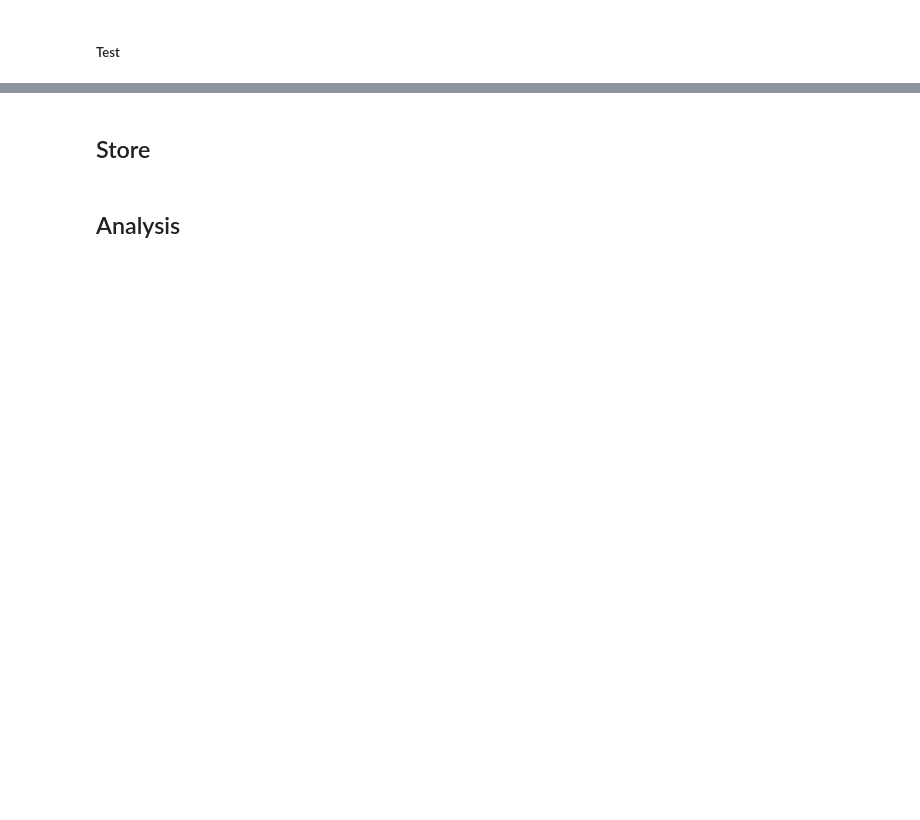
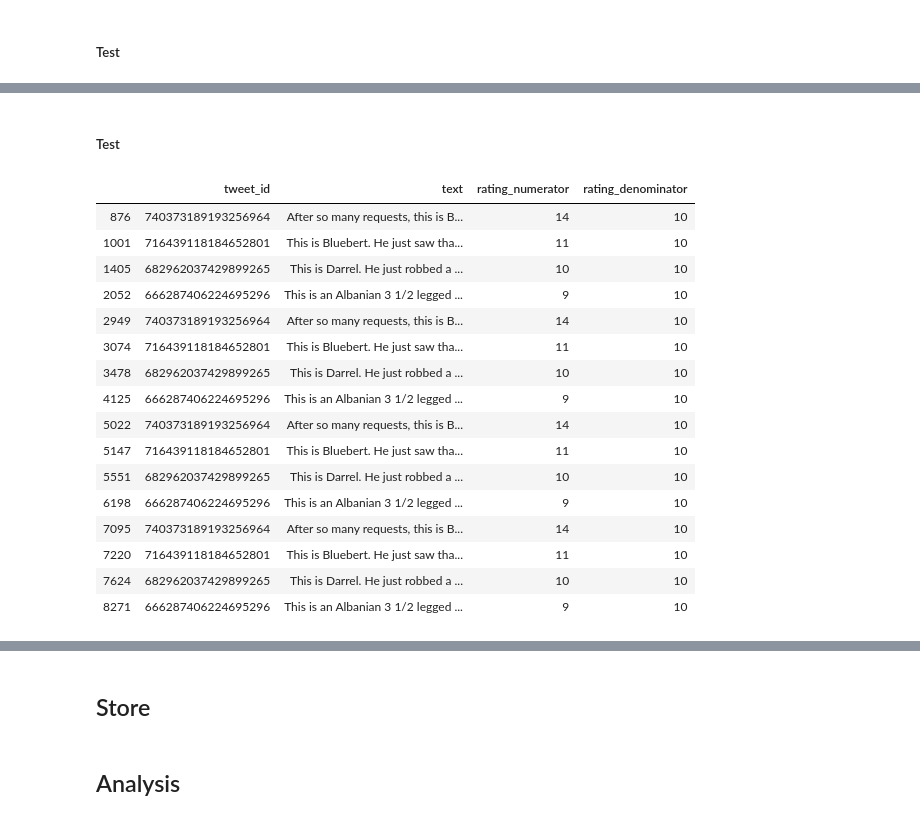
Before and after one commit to mmehmadi94/DAND, a Jupyter notebook: Project(4) Wrangle and analyze Data/wrangle_act.ipynb, the cells around one changed output, grey strips where cells are left out. Saved outputs shown, nothing was run; the diff lists cells and outputs as text; code cells hidden in the pictures; blank space fills up the shorter version.

```diff
--- a/Project(4) Wrangle and analyze Data/wrangle_act.ipynb
+++ b/Project(4) Wrangle and analyze Data/wrangle_act.ipynb
@@ -288,2 +597,6 @@ names incorrectly identified from available text
+# %%
+# return their data type to int
+archive_clean.retweet_count = archive_clean.retweet_count.fillna(median_retweet).astype('int64')
+archive_clean.favorite_count = archive_clean.favorite_count.fillna(median_favorite).astype('int64')
 # %% [markdown]
 ##### Test
@@ -289,0 +695,25 @@ names incorrectly identified from available text
+# %%
+archive_clean.name[2066]= 'Rufus'
+archive_clean.name[2116]= 'Spork'
+archive_clean.name[2125]= 'Cherokee'
+archive_clean.name[2161]= 'Alfredo'
+archive_clean.name[2204]='Berta'
+archive_clean.name[2034]= 'Jacob'
+archive_clean.name[2218]= 'Chuk'
+archive_clean.name[2235]= 'Alfonso'
+archive_clean.name[2249]= 'Cheryl'
+archive_clean.name[2255]= 'Jessiga'
+archive_clean.name[2264]= 'Klint'
+archive_clean.name[2273]= 'Kohl'
+archive_clean.name[2304]= 'Pepe'
+archive_clean.name[2311]= 'Octaviath'
+archive_clean.name[852]='Zoey'
+archive_clean.name[992]='Quizno'
+
+archive_clean.name[1853]= 'Wylie'
+archive_clean.name[1955]= 'Kip'
+archive_clean.name[2128]= 'Hemry'
+archive_clean.name[2146]= 'Alphred'
+archive_clean.name[2287]= 'Daryl'
+archive_clean.name[2314]= 'Johm'
+archive_clean.name[2191]= 'Leroi'
@@ -289,0 +869,26 @@ names incorrectly identified from available text
+# %% [markdown]
+##### Test
+# %%
+mask_cols = ['tweet_id', 'text', 'rating_numerator', 'rating_denominator']
+archive_clean[(archive_clean.tweet_id == '740373189193256964') | \
+              (archive_clean.tweet_id == '716439118184652801') | \
+              (archive_clean.tweet_id == '682962037429899265') | \
+              (archive_clean.tweet_id == '666287406224695296') ][mask_cols]
+# %% [output]
+|  | tweet_id | text | rating_numerator | rating_denominator |
+| 876 | 740373189193256964 | After so many requests, this is B... | 14 | 10 |
+| 1001 | 716439118184652801 | This is Bluebert. He just saw tha... | 11 | 10 |
+| 1405 | 682962037429899265 | This is Darrel. He just robbed a ... | 10 | 10 |
+| 2052 | 666287406224695296 | This is an Albanian 3 1/2 legged ... | 9 | 10 |
+| 2949 | 740373189193256964 | After so many requests, this is B... | 14 | 10 |
+| 3074 | 716439118184652801 | This is Bluebert. He just saw tha... | 11 | 10 |
+| 3478 | 682962037429899265 | This is Darrel. He just robbed a ... | 10 | 10 |
+| 4125 | 666287406224695296 | This is an Albanian 3 1/2 legged ... | 9 | 10 |
+| 5022 | 740373189193256964 | After so many requests, this is B... | 14 | 10 |
+| 5147 | 716439118184652801 | This is Bluebert. He just saw tha... | 11 | 10 |
+| 5551 | 682962037429899265 | This is Darrel. He just robbed a ... | 10 | 10 |
+| 6198 | 666287406224695296 | This is an Albanian 3 1/2 legged ... | 9 | 10 |
+| 7095 | 740373189193256964 | After so many requests, this is B... | 14 | 10 |
+| 7220 | 716439118184652801 | This is Bluebert. He just saw tha... | 11 | 10 |
+| 7624 | 682962037429899265 | This is Darrel. He just robbed a ... | 10 | 10 |
+| 8271 | 666287406224695296 | This is an Albanian 3 1/2 legged ... | 9 | 10 |
```
Also changed, not shown: parts of 100 cells of this notebook, 13 other files.
